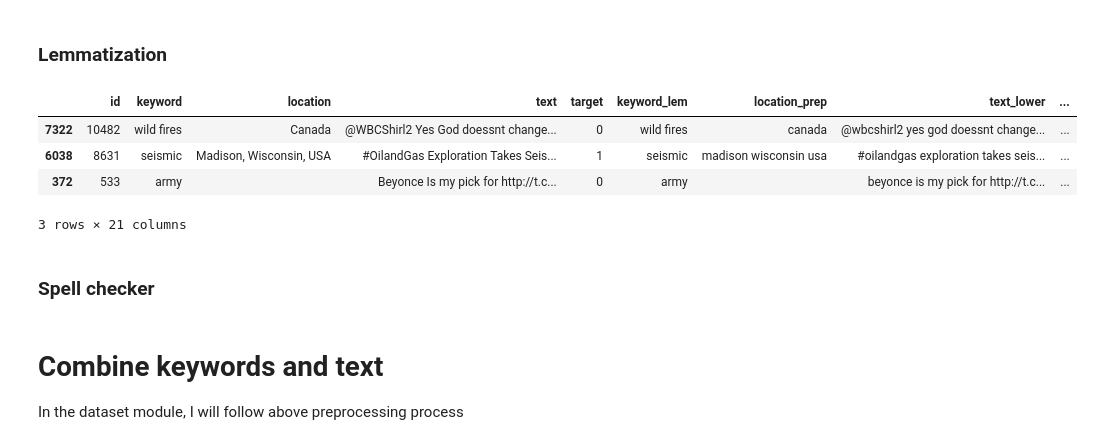
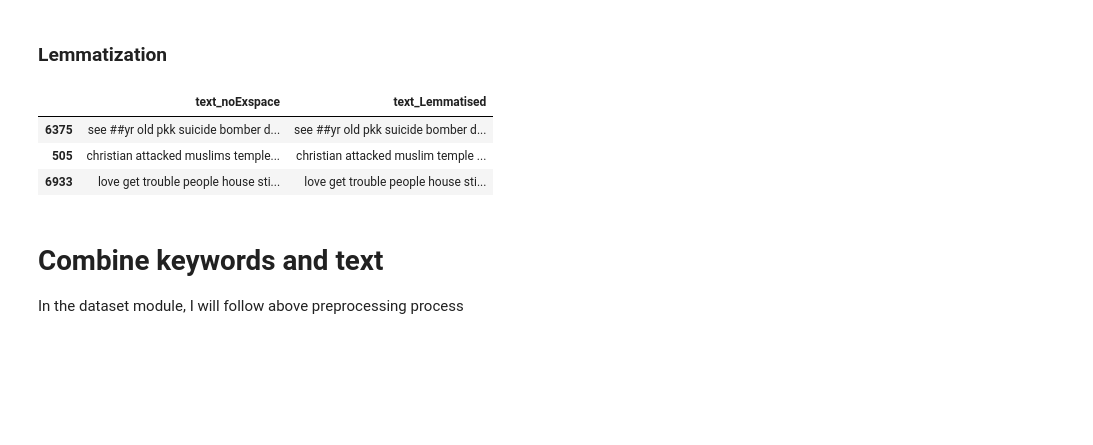
Before and after one commit to respwill/disaster_tweet, a Jupyter notebook: EDA.ipynb, the cells around one changed output. Drawn from its saved outputs; the diff is of its cells as text; code cells hidden in the pictures; blank space fills up the shorter version.

```diff
--- a/EDA.ipynb
+++ b/EDA.ipynb
@@ -218,0 +279,6 @@ train_data[['location_prep']].sample(10)
+# %%
+train_data['location_prep'] = train_data['location_prep'].apply(clean_numbers)
+# %%
+train_data['location_prep'] = train_data['location_prep'].apply(remove_internet_address)
+# %%
+train_data['location_prep'] = train_data['location_prep'].apply(remove_somewhere)
@@ -421,6 +507,7 @@ def clean_numbers(data):
     data = re.sub('[0-9]{4}', '#'*4, data)
     data = re.sub('[0-9]{3}', '#'*3, data)
     data = re.sub('[0-9]{2}', '#'*2, data)
+    data = re.sub('[0-9]{1}', '#', data)
     return data
 # %%
 train_data['text_noDigit'] = train_data['text_noPunct'].apply(clean_numbers)
@@ -473,15 +565,12 @@ def lemmatize_data(data):
 # %%
 train_data['text_Lemmatised'] = train_data['text_noExspace'].apply(lemmatize_data)
 # %%
-train_data.sample(3)
+train_data[['text_noExspace','text_Lemmatised']].sample(3)
 # %% [output]
-|  | id | keyword | location | text | target | keyword_lem | location_prep | text_lower | ... |
-| 7322 | 10482 | wild fires | Canada | @WBCShirl2 Yes God doessnt change... | 0 | wild fires | canada | @wbcshirl2 yes god doessnt change... | ... |
-| 6038 | 8631 | seismic | Madison, Wisconsin, USA | #OilandGas Exploration Takes Seis... | 1 | seismic | madison wisconsin usa | #oilandgas exploration takes seis... | ... |
-| 372 | 533 | army |  | Beyonce Is my pick for http://t.c... | 0 | army |  | beyonce is my pick for http://t.c... | ... |
+|  | text_noExspace | text_Lemmatised |
+| 6375 | see ##yr old pkk suicide bomber d... | see ##yr old pkk suicide bomber d... |
+| 505 | christian attacked muslims temple... | christian attacked muslim temple ... |
+| 6933 | love get trouble people house sti... | love get trouble people house sti... |
-3 rows × 21 columns
-# %% [markdown]
-### Spell checker
 # %% [markdown]
 # Combine keywords and text
 
```
Also changed, not shown: parts of 77 cells of this notebook.
